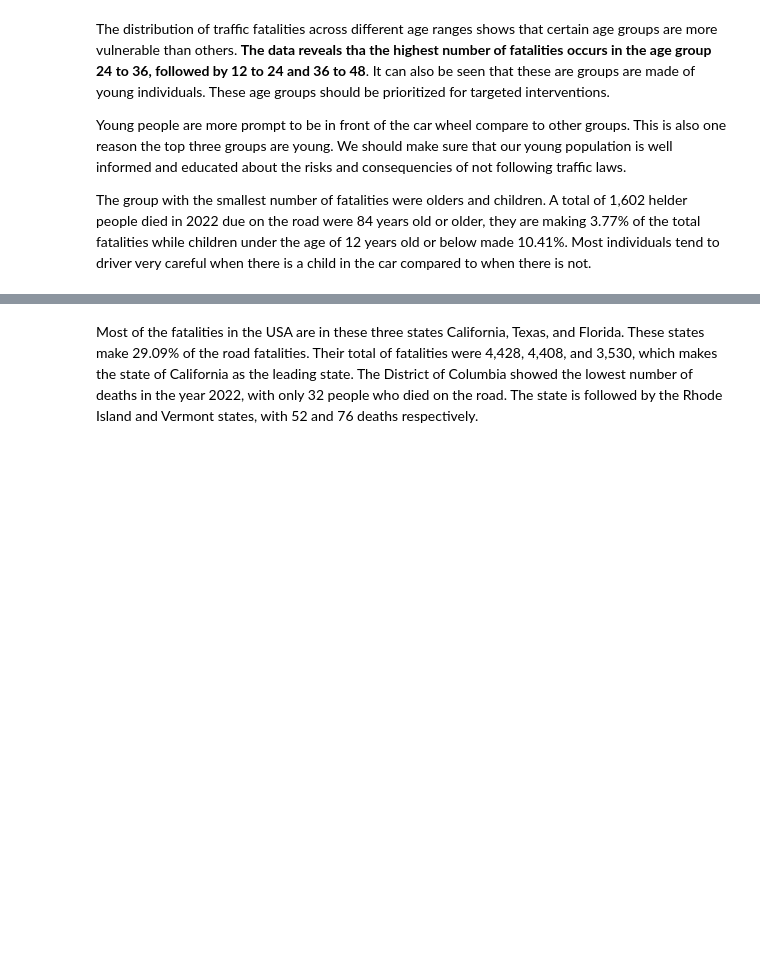
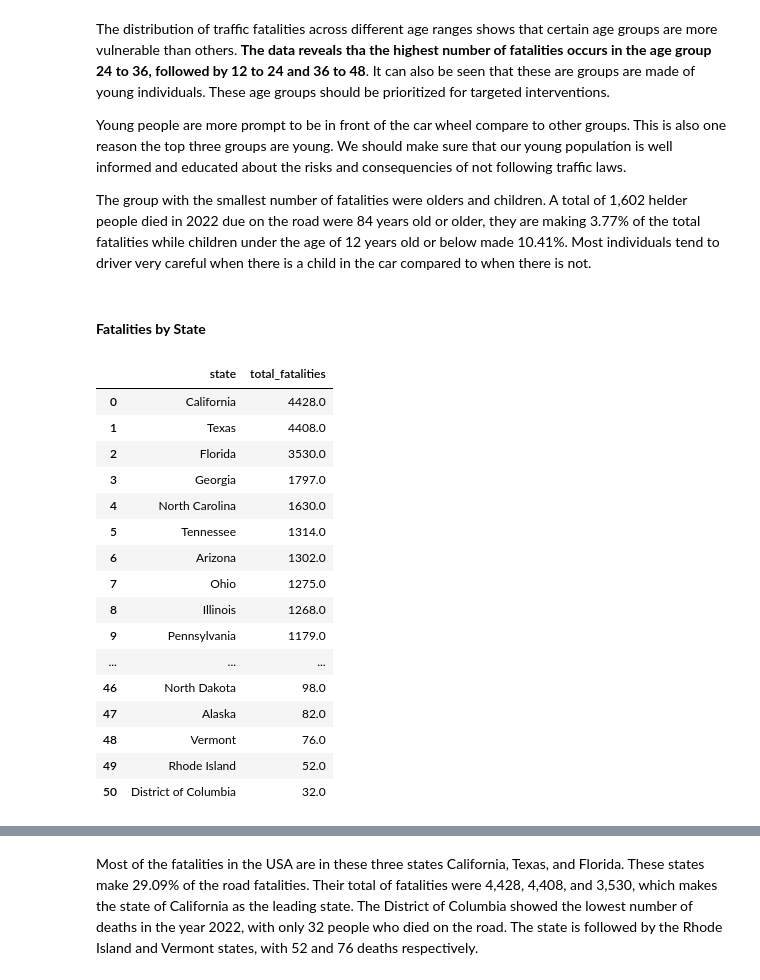
Before and after one commit to musasmike/msba_capstone, a Jupyter notebook: msba_capstone_report.ipynb, the cells around one changed output, grey strips where cells are left out. Cells and saved outputs as stored; diff of their text form; code cells hidden in the pictures; blank space fills up the shorter version.

```diff
--- a/msba_capstone_report.ipynb
+++ b/msba_capstone_report.ipynb
@@ -58,0 +62,17 @@ The trend in US road fatalities from 2010 to 2022 highlights both periods of sta
+# %%
+db_name = 'nhtsa'
+db_host = 'localhost'
+db_username = 'root'
+db_password = 'tennisset10'
+
+
+# Replace these variables with your database configuration
+db_type = 'mysql+pymysql'
+username = 'root'
+password = 'tennisset10'
+host = 'localhost'
+port = '3306'
+database = 'nhtsa'
+
+# Create the database engine
+engine = create_engine(f'{db_type}://{username}:{password}@{host}:{port}/{database}')
@@ -133,4 +191,36 @@ The distribution of traffic fatalities across different age ranges shows that ce
 Young people are more prompt to be in front of the car wheel compare to other groups. This is also one reason the top three groups are young. We should make sure that our young population is well informed and educated about the risks and consequencies of not following traffic laws.
 
 The group with the smallest number of fatalities were olders and children. A total of 1,602 helder people died in 2022 due on the road were 84 years old or older, they are making 3.77% of the total fatalities while children under the age of 12 years old or below made 10.41%. Most individuals tend to driver very careful when there is a child in the car compared to when there is not.
+# %% [markdown]
+#### **Fatalities by State**
+# %%
+fatalities_by_state = pd.read_sql_query("""
+    SELECT
+        a.state,
+        SUM(a.fatals) AS total_fatalities
+    FROM nhtsa.accidents AS a
+    WHERE a.state IS NOT NULL
+    GROUP BY a.state
+    ORDER BY total_fatalities DESC;
+""", engine)
+# %%
+fatalities_by_state
+# %% [output]
+|  | state | total_fatalities |
+| 0 | California | 4428.0 |
+| 1 | Texas | 4408.0 |
+| 2 | Florida | 3530.0 |
+| 3 | Georgia | 1797.0 |
+| 4 | North Carolina | 1630.0 |
+| 5 | Tennessee | 1314.0 |
+| 6 | Arizona | 1302.0 |
+| 7 | Ohio | 1275.0 |
+| 8 | Illinois | 1268.0 |
+| 9 | Pennsylvania | 1179.0 |
+| ... | ... | ... |
+| 46 | North Dakota | 98.0 |
+| 47 | Alaska | 82.0 |
+| 48 | Vermont | 76.0 |
+| 49 | Rhode Island | 52.0 |
+| 50 | District of Columbia | 32.0 |
 # %% [markdown]
```
Also changed, not shown: parts of 23 cells of this notebook.
